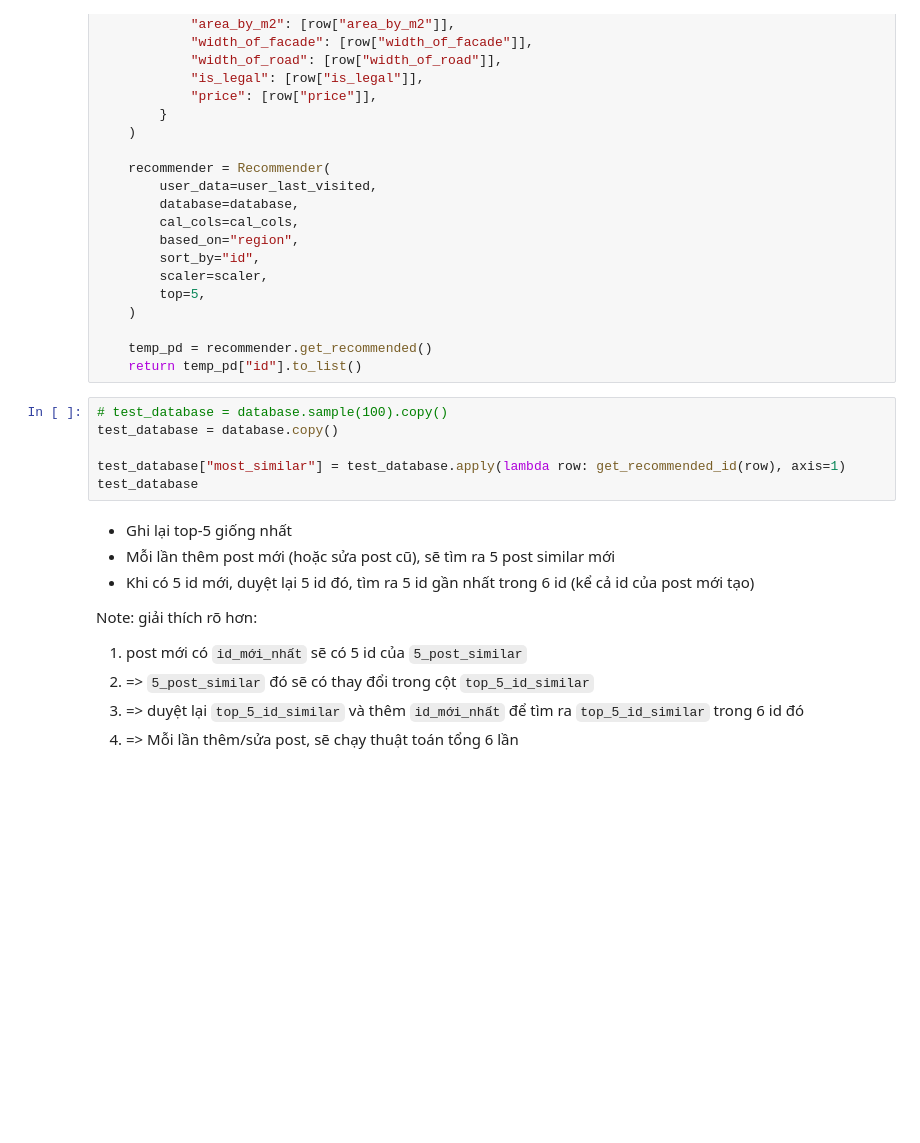
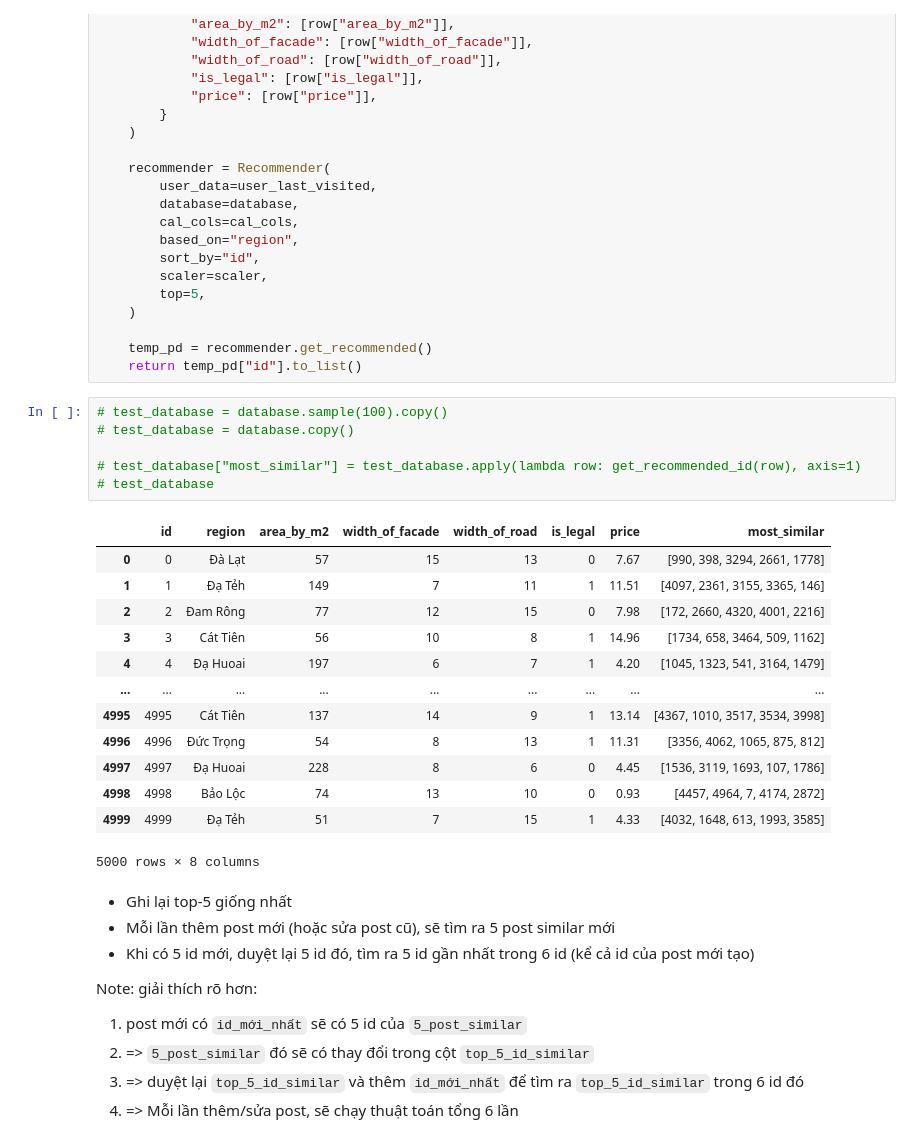
Before and after one commit to DaydreamerSY/Recommendation-system, a Jupyter notebook: main.ipynb, the cells around one changed output. Cells and saved outputs as stored; diff of their text form; blank space fills up the shorter version.

Commit message:
add fake-data-wih-similar-id.csv

```diff
--- a/main.ipynb
+++ b/main.ipynb
@@ -284,10 +284,24 @@ def get_recommended_id(row):
     return temp_pd["id"].to_list()
 # %%
 # test_database = database.sample(100).copy()
-test_database = database.copy()
+# test_database = database.copy()
 
-test_database["most_similar"] = test_database.apply(lambda row: get_recommended_id(row), axis=1)
-test_database
+# test_database["most_similar"] = test_database.apply(lambda row: get_recommended_id(row), axis=1)
+# test_database
+# %% [output]
+|  | id | region | area_by_m2 | width_of_facade | width_of_road | is_legal | price | most_similar |
+| 0 | 0 | Đà Lạt | 57 | 15 | 13 | 0 | 7.67 | [990, 398, 3294, 2661, 1778] |
+| 1 | 1 | Đạ Tẻh | 149 | 7 | 11 | 1 | 11.51 | [4097, 2361, 3155, 3365, 146] |
+| 2 | 2 | Đam Rông | 77 | 12 | 15 | 0 | 7.98 | [172, 2660, 4320, 4001, 2216] |
+| 3 | 3 | Cát Tiên | 56 | 10 | 8 | 1 | 14.96 | [1734, 658, 3464, 509, 1162] |
+| 4 | 4 | Đạ Huoai | 197 | 6 | 7 | 1 | 4.20 | [1045, 1323, 541, 3164, 1479] |
+| ... | ... | ... | ... | ... | ... | ... | ... | ... |
+| 4995 | 4995 | Cát Tiên | 137 | 14 | 9 | 1 | 13.14 | [4367, 1010, 3517, 3534, 3998] |
+| 4996 | 4996 | Đức Trọng | 54 | 8 | 13 | 1 | 11.31 | [3356, 4062, 1065, 875, 812] |
+| 4997 | 4997 | Đạ Huoai | 228 | 8 | 6 | 0 | 4.45 | [1536, 3119, 1693, 107, 1786] |
+| 4998 | 4998 | Bảo Lộc | 74 | 13 | 10 | 0 | 0.93 | [4457, 4964, 7, 4174, 2872] |
+| 4999 | 4999 | Đạ Tẻh | 51 | 7 | 15 | 1 | 4.33 | [4032, 1648, 613, 1993, 3585] |
+5000 rows × 8 columns
 # %% [markdown]
 - Ghi lại top-5 giống nhất
 - Mỗi lần thêm post mới (hoặc sửa post cũ), sẽ tìm ra 5 post similar mới
```
Also changed, not shown: parts of 1 cell of this notebook, 2 other files.
